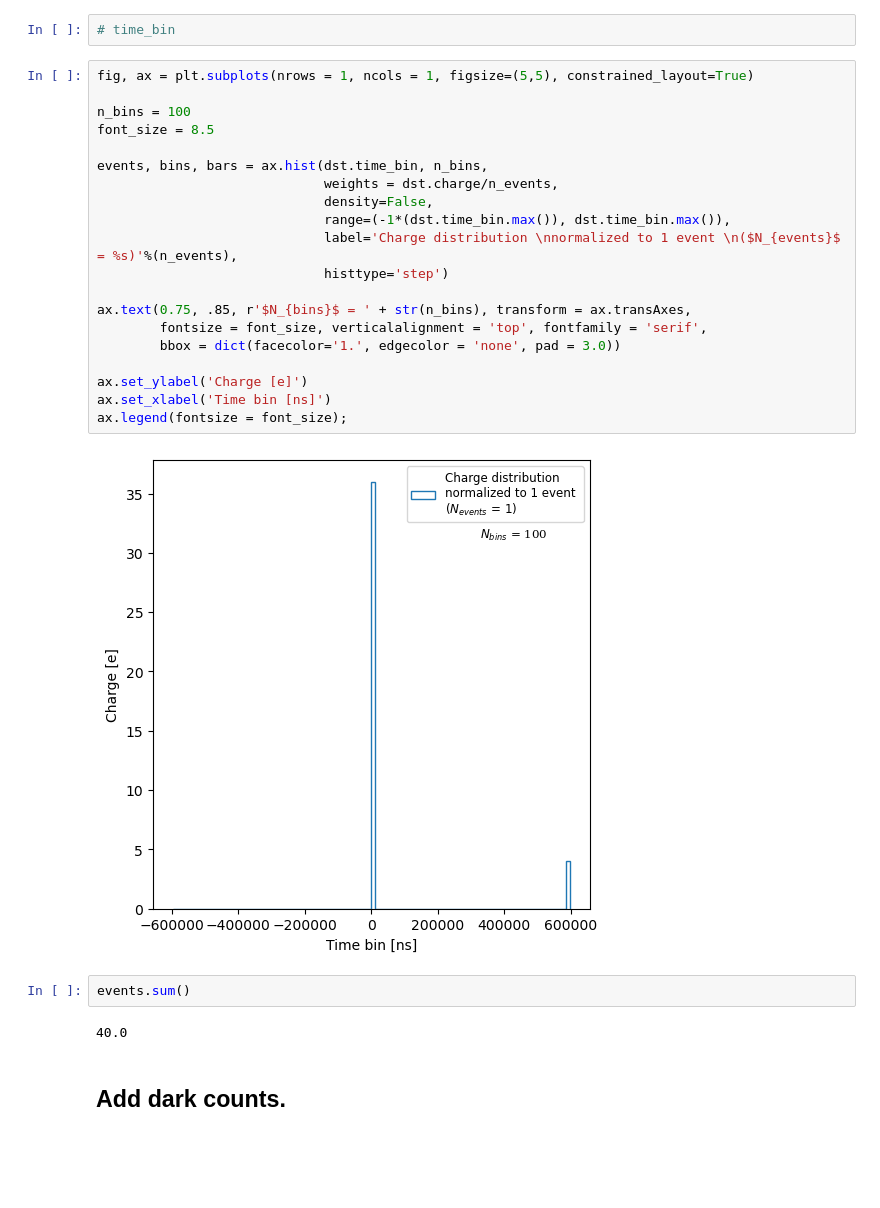
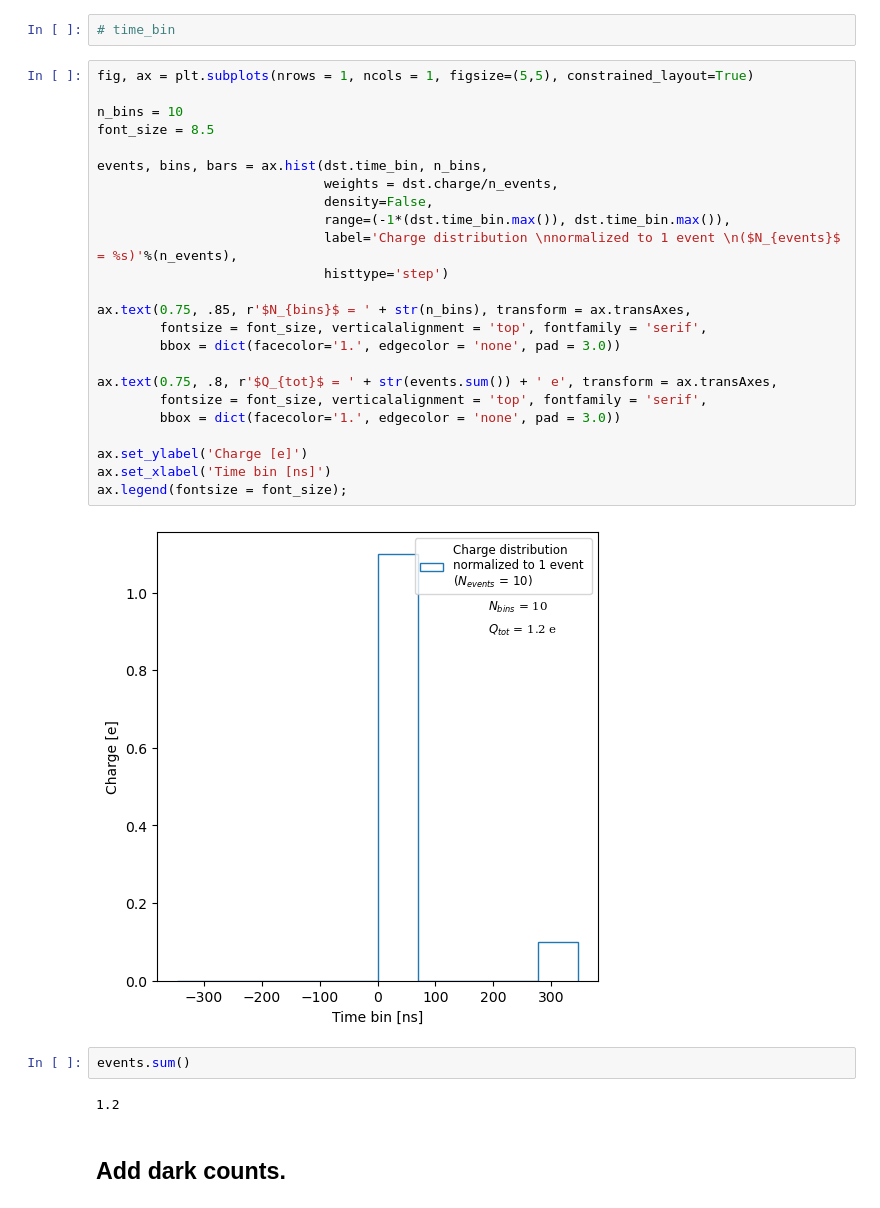
Before and after one commit to mariandbt/python, a Jupyter notebook: notebooks/20230921_NEXT100_fullKr_fiberBarrel.ipynb, the cells around one changed output. Cells and saved outputs as stored; diff of their text form; blank space fills up the shorter version.

```diff
--- a/notebooks/20230921_NEXT100_fullKr_fiberBarrel.ipynb
+++ b/notebooks/20230921_NEXT100_fullKr_fiberBarrel.ipynb
@@ -445,29 +419,33 @@ n_events = dst.event_id.max() + 1
 # %%
 fig, ax = plt.subplots(nrows = 1, ncols = 1, figsize=(5,5), constrained_layout=True)
 
-n_bins = 100
+n_bins = 10
 font_size = 8.5
 
 events, bins, bars = ax.hist(dst.time_bin, n_bins,
                              weights = dst.charge/n_events,
                              density=False,
                              range=(-1*(dst.time_bin.max()), dst.time_bin.max()),
                              label='Charge distribution \nnormalized to 1 event \n($N_{events}$ = %s)'%(n_events),
                              histtype='step')
 
 ax.text(0.75, .85, r'$N_{bins}$ = ' + str(n_bins), transform = ax.transAxes,
         fontsize = font_size, verticalalignment = 'top', fontfamily = 'serif',
         bbox = dict(facecolor='1.', edgecolor = 'none', pad = 3.0))
 
+ax.text(0.75, .8, r'$Q_{tot}$ = ' + str(events.sum()) + ' e', transform = ax.transAxes,
+        fontsize = font_size, verticalalignment = 'top', fontfamily = 'serif',
+        bbox = dict(facecolor='1.', edgecolor = 'none', pad = 3.0))
+
 ax.set_ylabel('Charge [e]')
 ax.set_xlabel('Time bin [ns]')
 ax.legend(fontsize = font_size);
 # %% [output]
-[figure, old version]
+[figure, new version]
 # %%
 events.sum()
 # %% [output]
-40.0
+1.2
 # %% [markdown]
 <h2> Add dark counts. </h2>
 # %% [markdown]
```
Also changed, not shown: parts of 25 cells of this notebook.
